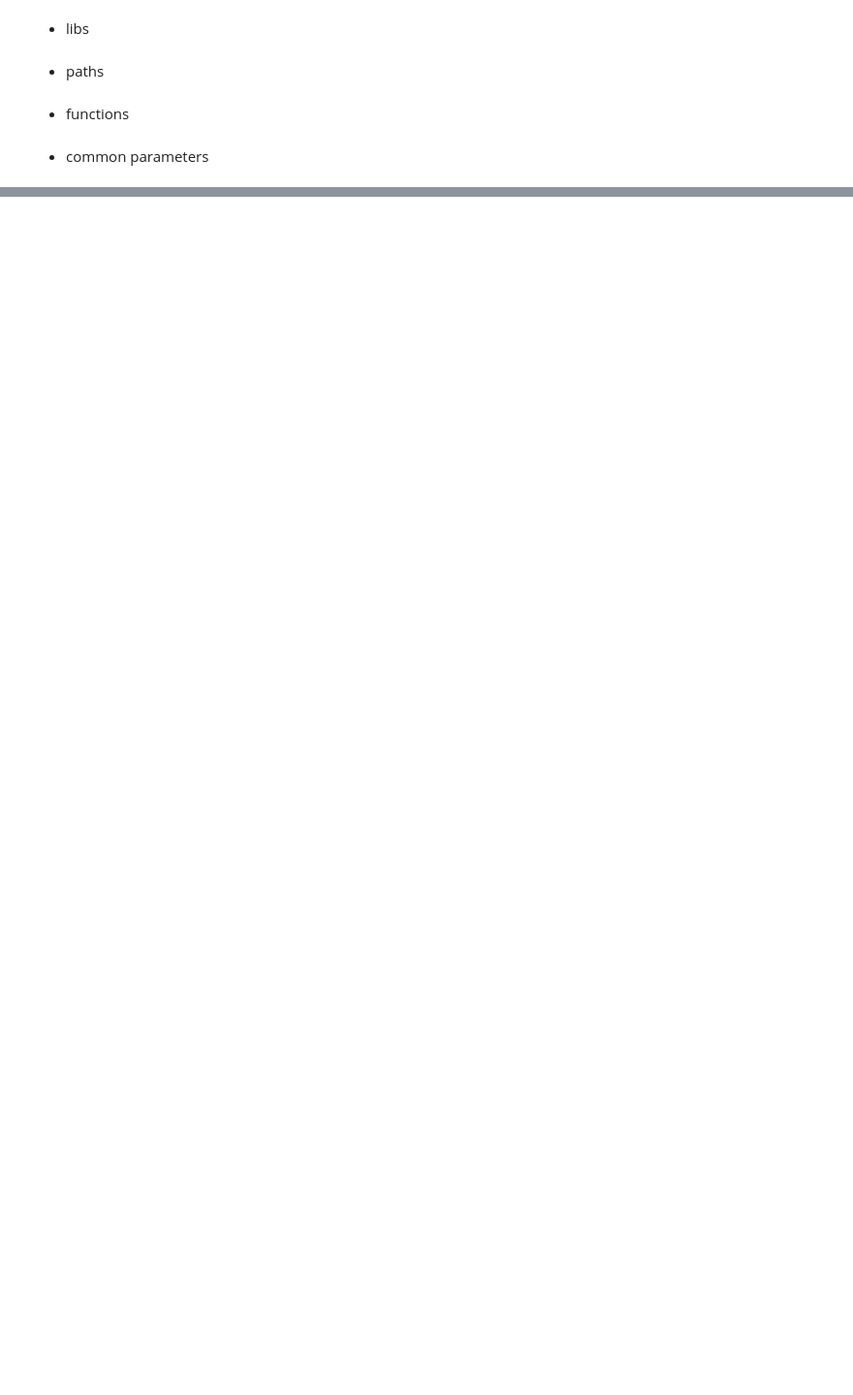
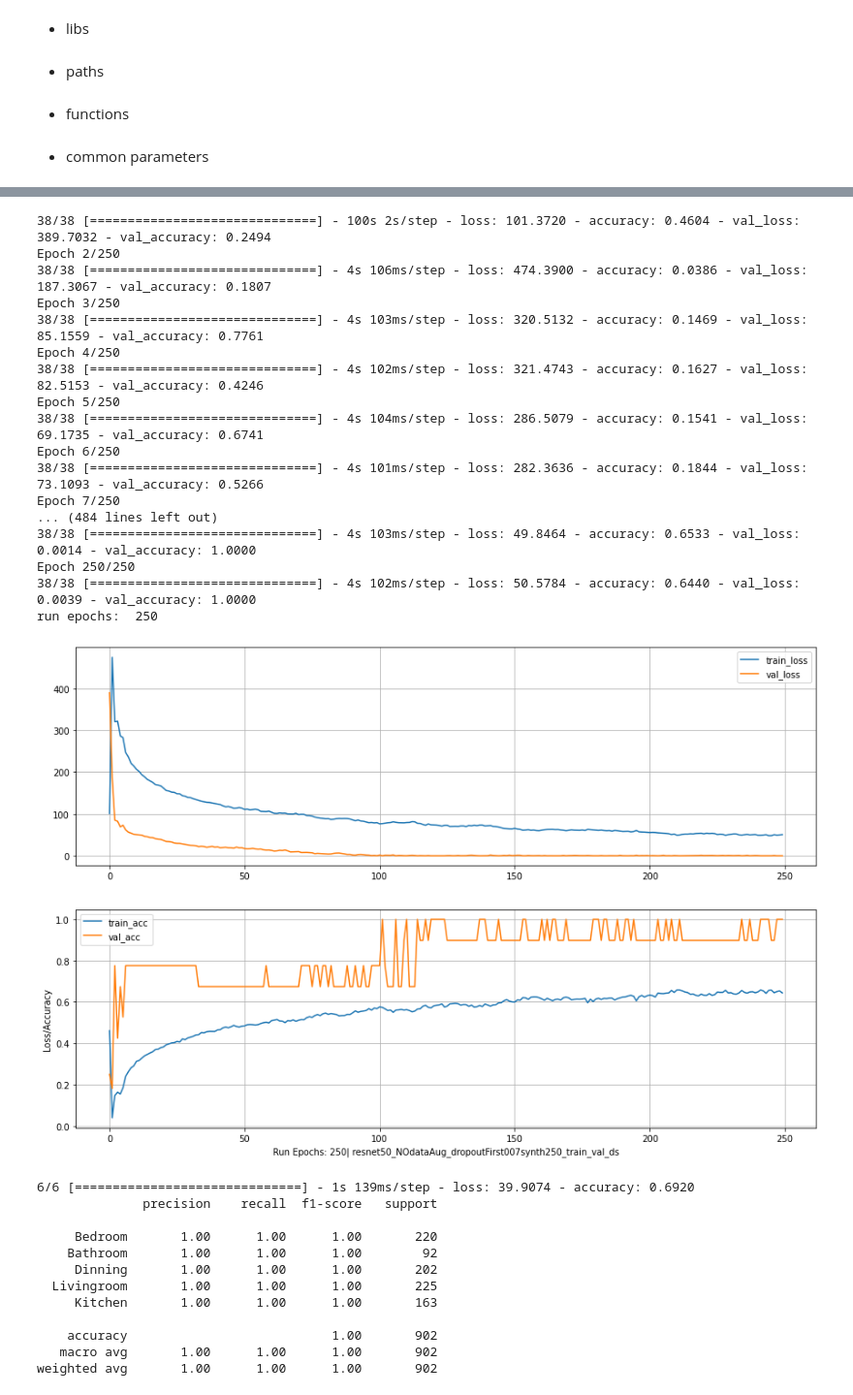
Before and after one commit to albertovpd/viu_tfm-deep_vision_classification, a Jupyter notebook: src/model_performance_synth_data.ipynb, the cells around one changed output, grey strips where cells are left out. Shown at 97% size. Saved outputs shown, nothing was run; the diff lists cells and outputs as text; code cells hidden in the pictures; blank space fills up the shorter version.

```diff
--- a/src/model_performance_synth_data.ipynb
+++ b/src/model_performance_synth_data.ipynb
@@ -120,0 +140,3 @@ folders
+# %%
+folders=folders[2:3]
+folders
@@ -181,7 +205,7 @@ for f in folders:
 
     number_of_epochs_it_ran = len(history.history['loss'])
     print("run epochs: ",number_of_epochs_it_ran)
-    name = model_name+"_irregKfolds_"+f
+    name = model_name+f
     #models_dict[m].save(output_folder+name+".h5")
 
     # saving model accuracy/loss graph
@@ -218,3 +242,4 @@ for f in folders:
     # classification and confusion matrix reports
     classification_report_pic(y_pred_test, y_target_test,  class_names, output_folder, name+"_trainTest")
     confusion_matrix_report(y_pred_test, y_target_test, class_names, output_folder, name+"_trainTest")
+# %% [output]
@@ -220,0 +263,30 @@ for f in folders:
+38/38 [==============================] - 100s 2s/step - loss: 101.3720 - accuracy: 0.4604 - val_loss: 389.7032 - val_accuracy: 0.2494
+Epoch 2/250
+38/38 [==============================] - 4s 106ms/step - loss: 474.3900 - accuracy: 0.0386 - val_loss: 187.3067 - val_accuracy: 0.1807
+Epoch 3/250
+38/38 [==============================] - 4s 103ms/step - loss: 320.5132 - accuracy: 0.1469 - val_loss: 85.1559 - val_accuracy: 0.7761
+Epoch 4/250
+38/38 [==============================] - 4s 102ms/step - loss: 321.4743 - accuracy: 0.1627 - val_loss: 82.5153 - val_accuracy: 0.4246
+Epoch 5/250
+38/38 [==============================] - 4s 104ms/step - loss: 286.5079 - accuracy: 0.1541 - val_loss: 69.1735 - val_accuracy: 0.6741
+Epoch 6/250
+38/38 [==============================] - 4s 101ms/step - loss: 282.3636 - accuracy: 0.1844 - val_loss: 73.1093 - val_accuracy: 0.5266
+Epoch 7/250
+... (484 lines left out)
+38/38 [==============================] - 4s 103ms/step - loss: 49.8464 - accuracy: 0.6533 - val_loss: 0.0014 - val_accuracy: 1.0000
+Epoch 250/250
+38/38 [==============================] - 4s 102ms/step - loss: 50.5784 - accuracy: 0.6440 - val_loss: 0.0039 - val_accuracy: 1.0000
+run epochs:  250
+[figure, added]
+6/6 [==============================] - 1s 139ms/step - loss: 39.9074 - accuracy: 0.6920
+              precision    recall  f1-score   support
+
+     Bedroom       1.00      1.00      1.00       220
+    Bathroom       1.00      1.00      1.00        92
+     Dinning       1.00      1.00      1.00       202
+  Livingroom       1.00      1.00      1.00       225
+     Kitchen       1.00      1.00      1.00       163
+
+    accuracy                           1.00       902
+   macro avg       1.00      1.00      1.00       902
+weighted avg       1.00      1.00      1.00       902
```
Also changed, not shown: parts of 9 cells of this notebook.
